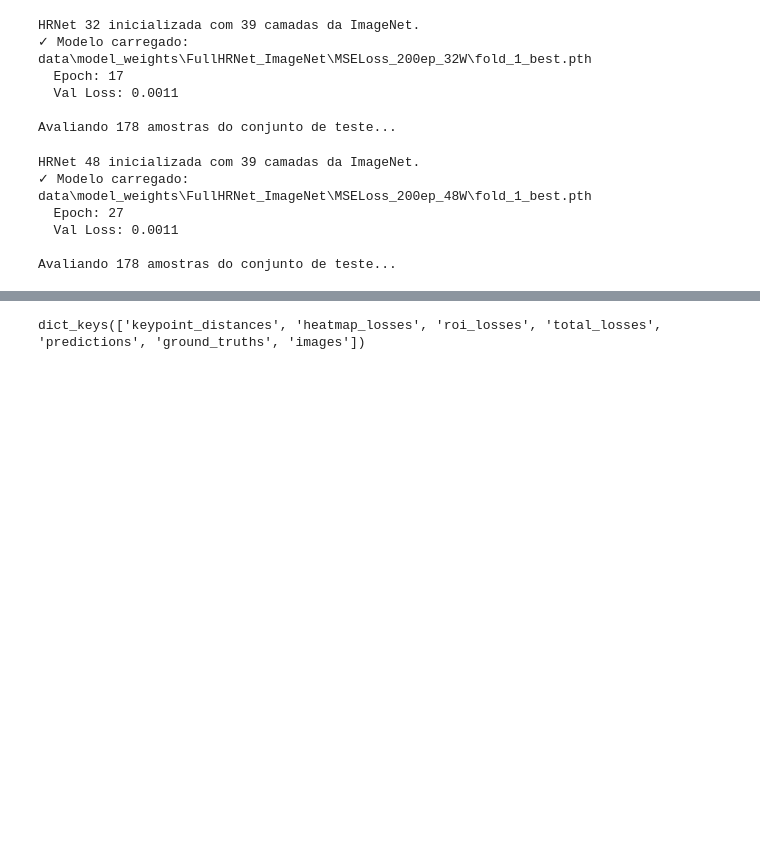
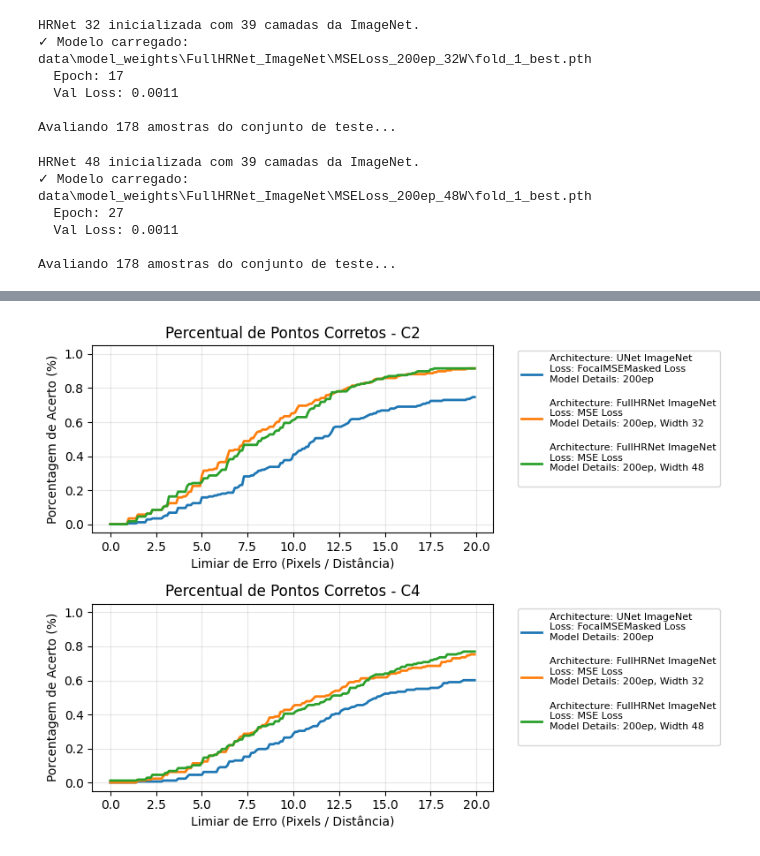
Before and after one commit to Vinicius0300/INF2008_code, a Jupyter notebook: comparando_modelos.ipynb, the cells around one changed output, grey strips where cells are left out. Saved outputs shown, nothing was run; the diff lists cells and outputs as text; code cells hidden in the pictures; blank space fills up the shorter version.

```diff
--- a/comparando_modelos.ipynb
+++ b/comparando_modelos.ipynb
@@ -177,4 +56,5 @@ comp.plot_boxplot_metrics(["keypoint_distances", "heatmap_losses", "roi_losses",
-# %%
-comp.results["data\\model_weights\\UNet_ImageNet\\FocalMSEMaskedLoss_200ep\\fold_1_best.pth"].keys()
-# %% [output]
-dict_keys(['keypoint_distances', 'heatmap_losses', 'roi_losses', 'total_losses', 'predictions', 'ground_truths', 'images'])
+# %%
+# Percentual de Pontos Corretos
+comp.plot_percentage_correct_keypoint()
+# %% [output]
+[figure, added]
```
Also changed, not shown: parts of 5 cells of this notebook, 2 other files.
